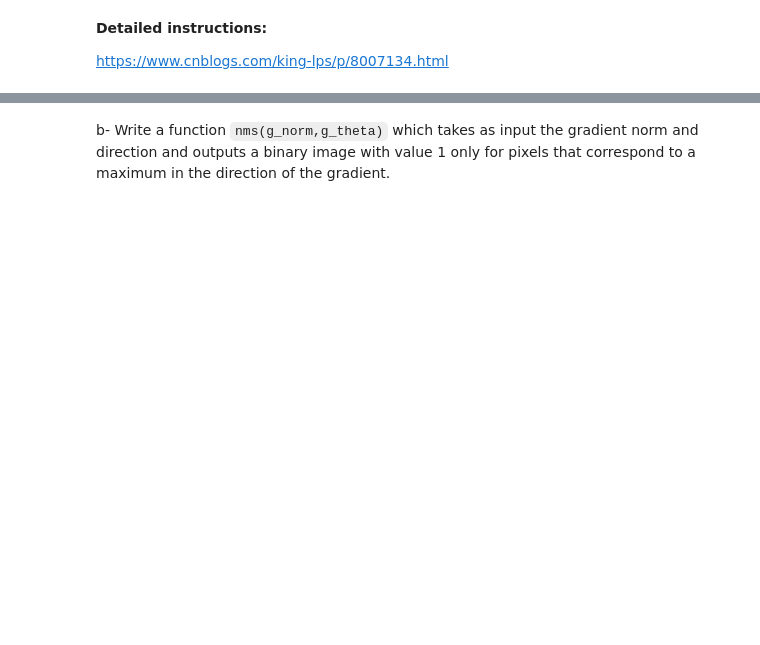
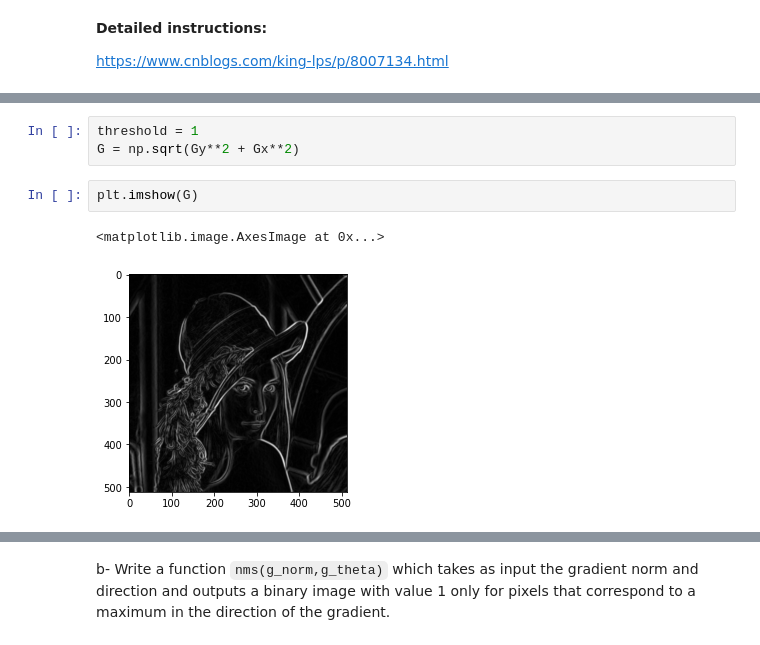
Before and after one commit to yeb2Binfang/DS_GY_3001_CV, a Jupyter notebook: HW/HW2/homework2.ipynb, the cells around one changed output, grey strips where cells are left out. Drawn from its saved outputs; the diff is of its cells as text; blank space fills up the shorter version.

```diff
--- a/HW/HW2/homework2.ipynb
+++ b/HW/HW2/homework2.ipynb
@@ -123,0 +101,8 @@ plt.imshow(d, cmap="gray")
+# %%
+threshold = 1
+G = np.sqrt(Gy**2 + Gx**2)
+# %%
+plt.imshow(G)
+# %% [output]
+<matplotlib.image.AxesImage at 0x...>
+[figure, added]
```
Also changed, not shown: parts of 18 cells of this notebook.
